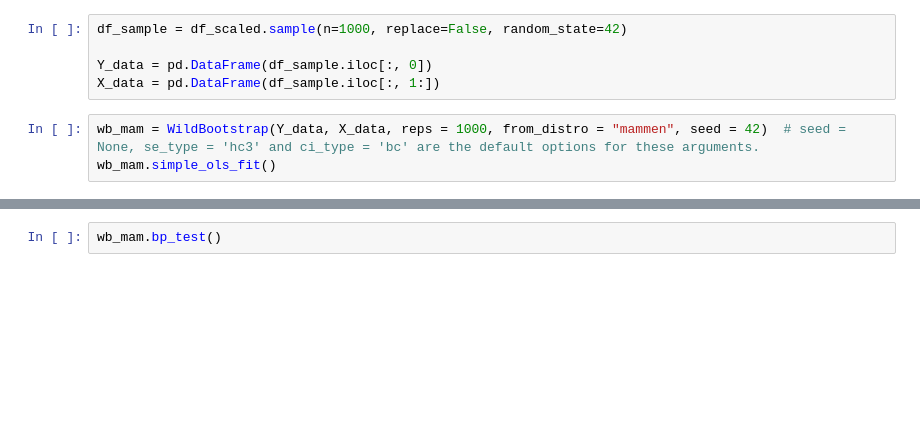
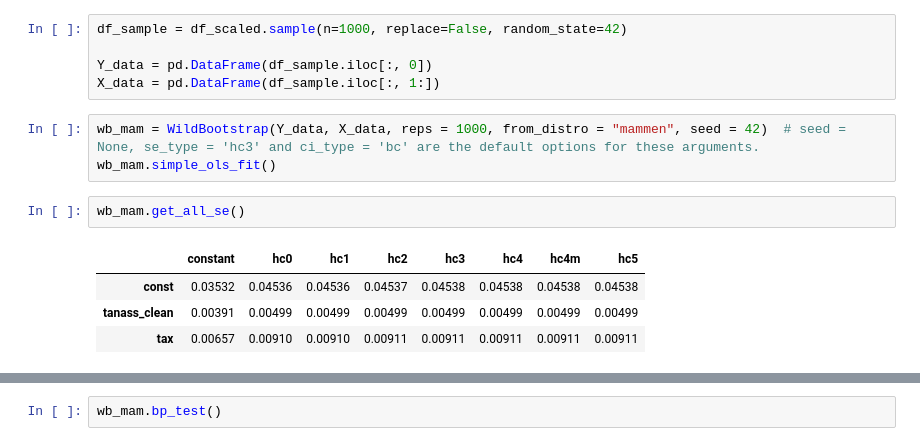
Before and after one commit to pvh95/ols_bootstrap, a Jupyter notebook: demonstration_sample_1000.ipynb, the cells around one changed output, grey strips where cells are left out. Drawn from its saved outputs; the diff is of its cells as text; blank space fills up the shorter version.

```diff
--- a/demonstration_sample_1000.ipynb
+++ b/demonstration_sample_1000.ipynb
@@ -22,3 +22,10 @@ X_data = pd.DataFrame(df_sample.iloc[:, 1:])
 # %%
 wb_mam = WildBootstrap(Y_data, X_data, reps = 1000, from_distro = "mammen", seed = 42)  # seed = None, se_type = 'hc3' and ci_type = 'bc' are the default options for these arguments.
 wb_mam.simple_ols_fit()
+# %%
+wb_mam.get_all_se()
+# %% [output]
+|  | constant | hc0 | hc1 | hc2 | hc3 | hc4 | hc4m | hc5 |
+| const | 0.03532 | 0.04536 | 0.04536 | 0.04537 | 0.04538 | 0.04538 | 0.04538 | 0.04538 |
+| tanass_clean | 0.00391 | 0.00499 | 0.00499 | 0.00499 | 0.00499 | 0.00499 | 0.00499 | 0.00499 |
+| tax | 0.00657 | 0.00910 | 0.00910 | 0.00911 | 0.00911 | 0.00911 | 0.00911 | 0.00911 |
```
Also changed, not shown: parts of 2 cells of this notebook, 2 other files.
